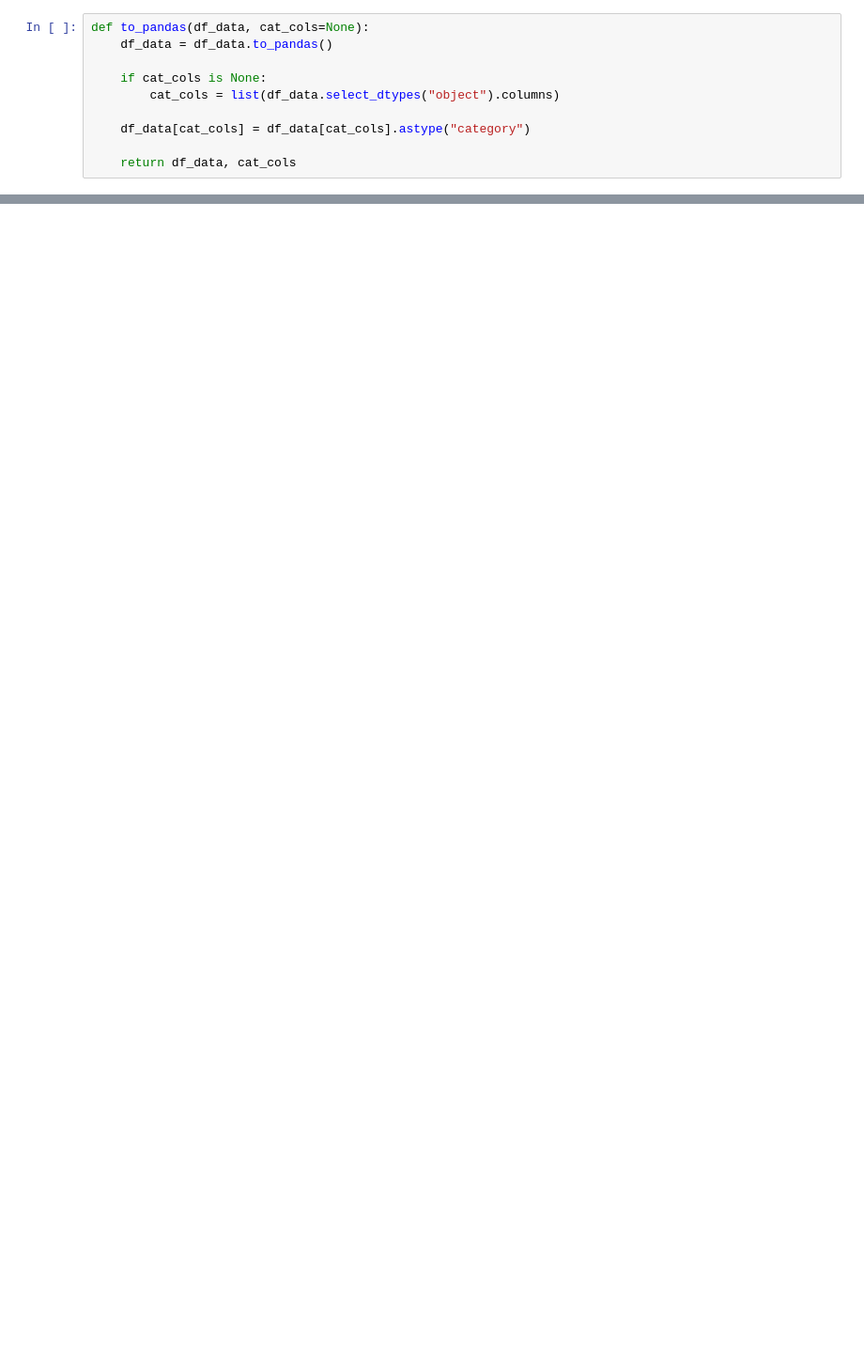
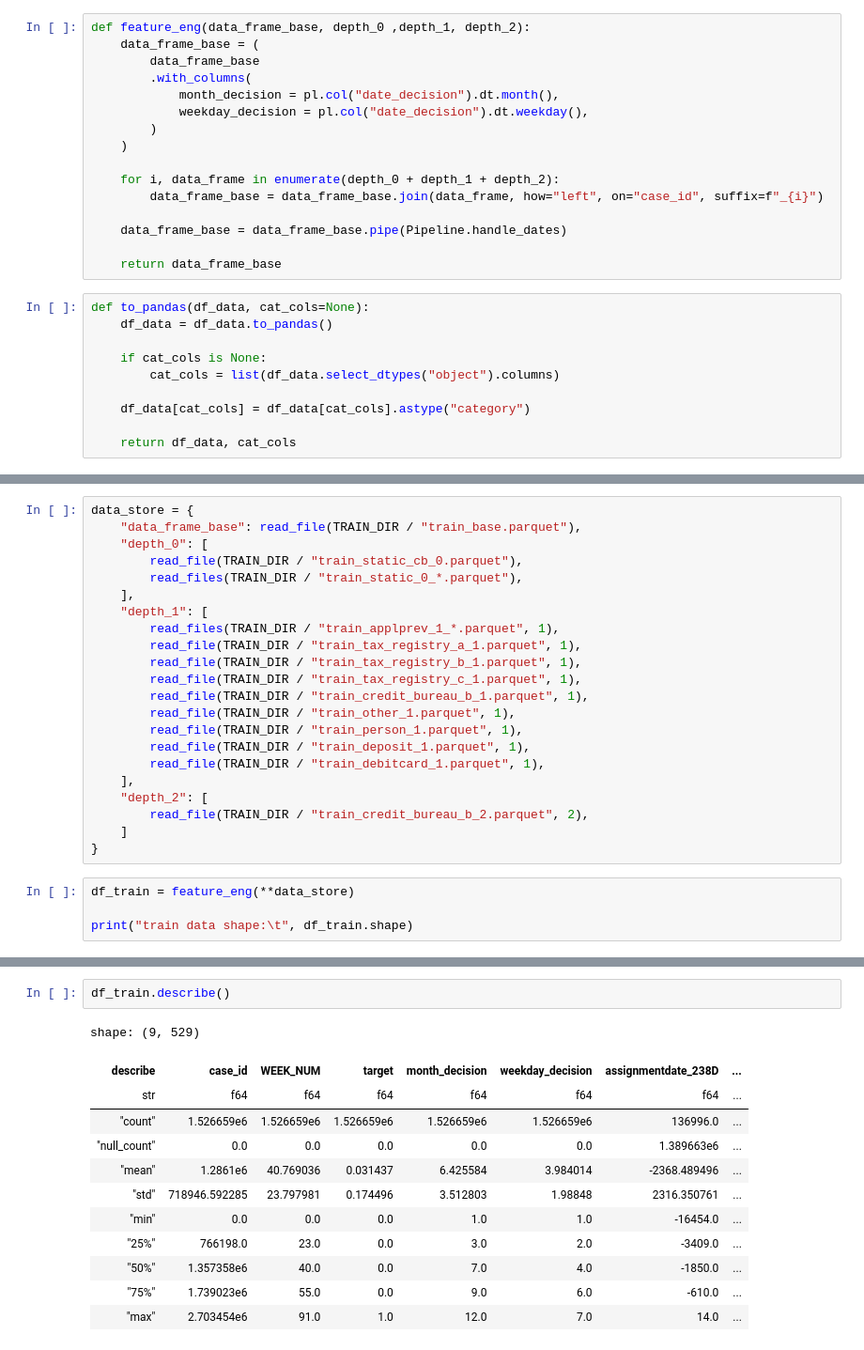
Before and after one commit to ChiragB254/Kaggle-Notebooks, a Jupyter notebook: home-credit-ml-ann-model.ipynb, the cells around one changed output, grey strips where cells are left out. Shown at 94% size. Saved outputs shown, nothing was run; the diff lists cells and outputs as text; blank space fills up the shorter version.

Commit message:
Kaggle Notebook | Home Credit | ML/ANN Model | Version 2.1.1

```diff
--- a/home-credit-ml-ann-model.ipynb
+++ b/home-credit-ml-ann-model.ipynb
@@ -153,3 +162,19 @@ def feature_eng(df_base, df_person_1, df_static, df_static_cb, df_credit_bureau_
+# %%
+def feature_eng(data_frame_base, depth_0 ,depth_1, depth_2):
+    data_frame_base = (
+        data_frame_base
+        .with_columns(
+            month_decision = pl.col("date_decision").dt.month(),
+            weekday_decision = pl.col("date_decision").dt.weekday(),
+        )
+    )
+
+    for i, data_frame in enumerate(depth_0 + depth_1 + depth_2):
+        data_frame_base = data_frame_base.join(data_frame, how="left", on="case_id", suffix=f"_{i}")
+
+    data_frame_base = data_frame_base.pipe(Pipeline.handle_dates)
+
+    return data_frame_base
 # %%
 def to_pandas(df_data, cat_cols=None):
     df_data = df_data.to_pandas()
@@ -240,0 +188,26 @@ Int64
+# %%
+data_store = {
+    "data_frame_base": read_file(TRAIN_DIR / "train_base.parquet"),
+    "depth_0": [
+        read_file(TRAIN_DIR / "train_static_cb_0.parquet"),
+        read_files(TRAIN_DIR / "train_static_0_*.parquet"),
+    ],
+    "depth_1": [
+        read_files(TRAIN_DIR / "train_applprev_1_*.parquet", 1),
+        read_file(TRAIN_DIR / "train_tax_registry_a_1.parquet", 1),
+        read_file(TRAIN_DIR / "train_tax_registry_b_1.parquet", 1),
+        read_file(TRAIN_DIR / "train_tax_registry_c_1.parquet", 1),
+        read_file(TRAIN_DIR / "train_credit_bureau_b_1.parquet", 1),
+        read_file(TRAIN_DIR / "train_other_1.parquet", 1),
+        read_file(TRAIN_DIR / "train_person_1.parquet", 1),
+        read_file(TRAIN_DIR / "train_deposit_1.parquet", 1),
+        read_file(TRAIN_DIR / "train_debitcard_1.parquet", 1),
+    ],
+    "depth_2": [
+        read_file(TRAIN_DIR / "train_credit_bureau_b_2.parquet", 2),
+    ]
+}
+# %%
+df_train = feature_eng(**data_store)
+
+print("train data shape:\t", df_train.shape)
@@ -240,0 +273,15 @@ Int64
+# %%
+df_train.describe()
+# %% [output]
+shape: (9, 529)
+| describe | case_id | WEEK_NUM | target | month_decision | weekday_decision | assignmentdate_238D | ... |
+| str | f64 | f64 | f64 | f64 | f64 | f64 | ... |
+| "count" | 1.526659e6 | 1.526659e6 | 1.526659e6 | 1.526659e6 | 1.526659e6 | 136996.0 | ... |
+| "null_count" | 0.0 | 0.0 | 0.0 | 0.0 | 0.0 | 1.389663e6 | ... |
+| "mean" | 1.2861e6 | 40.769036 | 0.031437 | 6.425584 | 3.984014 | -2368.489496 | ... |
+| "std" | 718946.592285 | 23.797981 | 0.174496 | 3.512803 | 1.98848 | 2316.350761 | ... |
+| "min" | 0.0 | 0.0 | 0.0 | 1.0 | 1.0 | -16454.0 | ... |
+| "25%" | 766198.0 | 23.0 | 0.0 | 3.0 | 2.0 | -3409.0 | ... |
+| "50%" | 1.357358e6 | 40.0 | 0.0 | 7.0 | 4.0 | -1850.0 | ... |
+| "75%" | 1.739023e6 | 55.0 | 0.0 | 9.0 | 6.0 | -610.0 | ... |
+| "max" | 2.703454e6 | 91.0 | 1.0 | 12.0 | 7.0 | 14.0 | ... |
```
Also changed, not shown: parts of 30 cells of this notebook.
